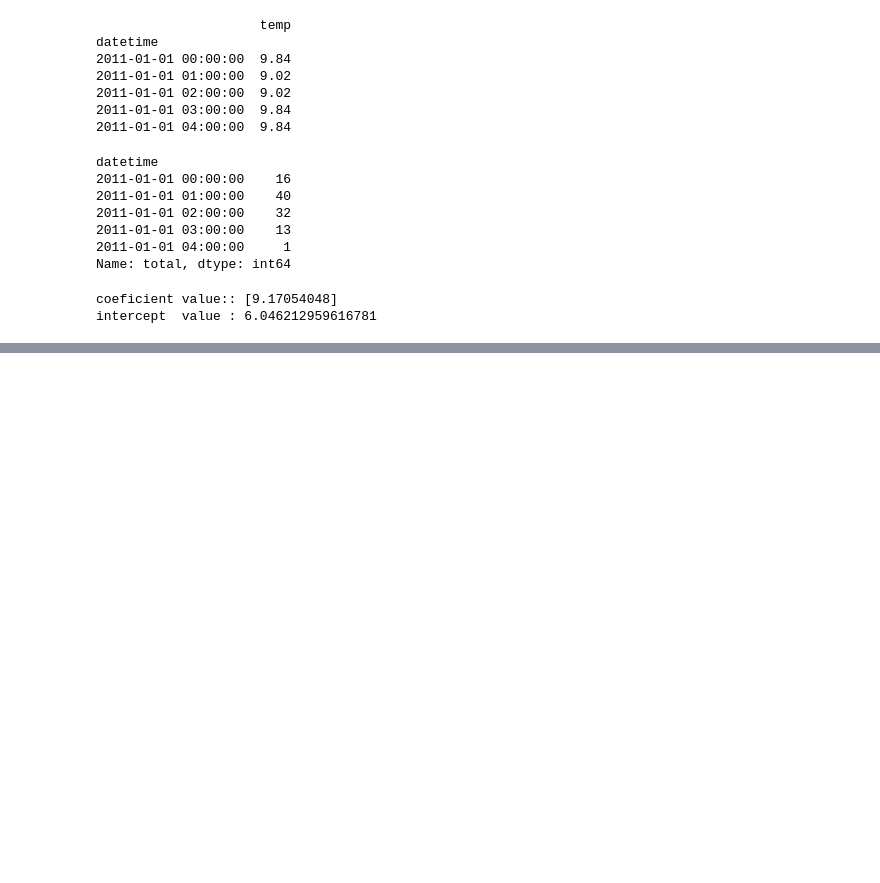
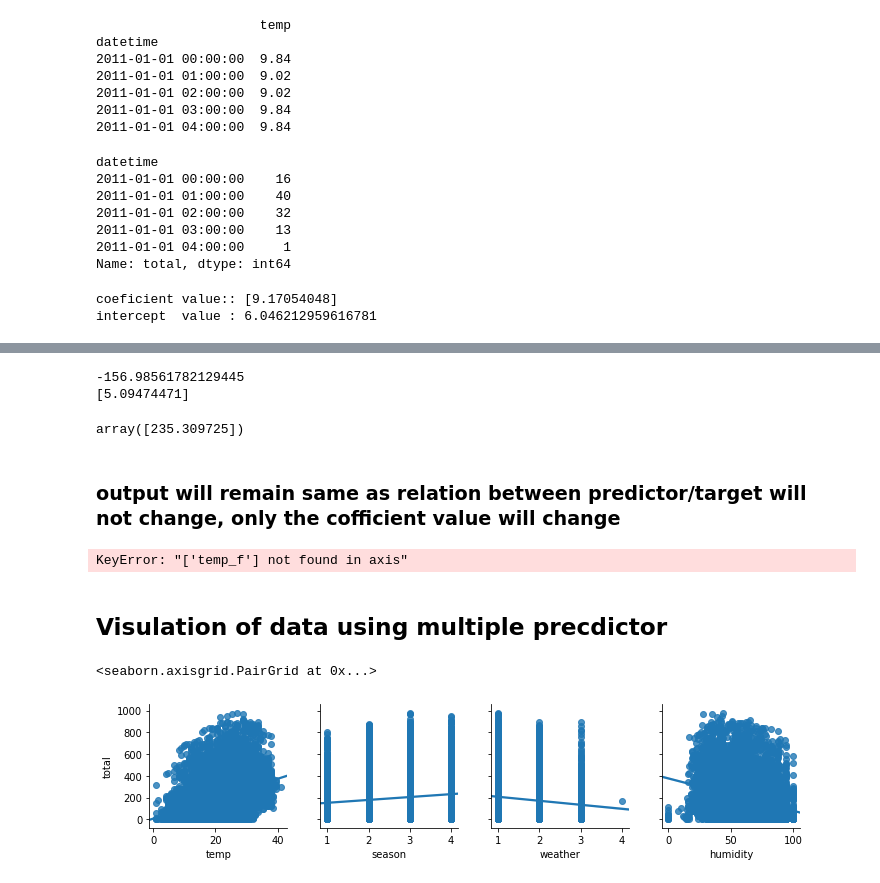
Before and after one commit to ranjeetgarodia/casestudy_bike_prediction, a Jupyter notebook: casestudy_bike.ipynb, the cells around one changed output, grey strips where cells are left out. Cells and saved outputs as stored; diff of their text form; code cells hidden in the pictures; blank space fills up the shorter version.

```diff
--- a/casestudy_bike.ipynb
+++ b/casestudy_bike.ipynb
@@ -154,0 +201,40 @@ intercept  value : 6.046212959616781
+# %%
+## creating model using temp_f & total
+feature_cols = ['temp_f']
+X = bike_data[feature_cols]
+y = bike_data.total
+
+# instantiate and fit
+linreg = LinearRegression()
+linreg.fit(X, y)
+
+# print the coefficients
+print (linreg.intercept_)
+print (linreg.coef_)
+# %% [output]
+-156.98561782129445
+[5.09474471]
+# %%
+## predicting value
+linreg.predict(np.array([[25*1.8 +32]])) ## using 25 degree celcius as farenhite
+# %% [output]
+array([235.309725])
+# %% [markdown]
+### output will remain same as relation between predictor/target will not change, only the cofficient value will change
+# %%
+## Now droping the added column
+bike_data.drop('temp_f',axis=1, inplace=True)
+bike_data.head(2)
+# %% [output]
+KeyError: "['temp_f'] not found in axis"
+# %% [markdown]
+## Visulation of data using multiple precdictor
+# %%
+# explore more features
+feature_cols = ['temp', 'season', 'weather', 'humidity']
+# %%
+# multiple scatter plots in Seaborn
+sns.pairplot(bike_data, x_vars=feature_cols, y_vars='total', kind='reg')
+# %% [output]
+<seaborn.axisgrid.PairGrid at 0x...>
+[figure, added]
```
Also changed, not shown: parts of 36 cells of this notebook.
